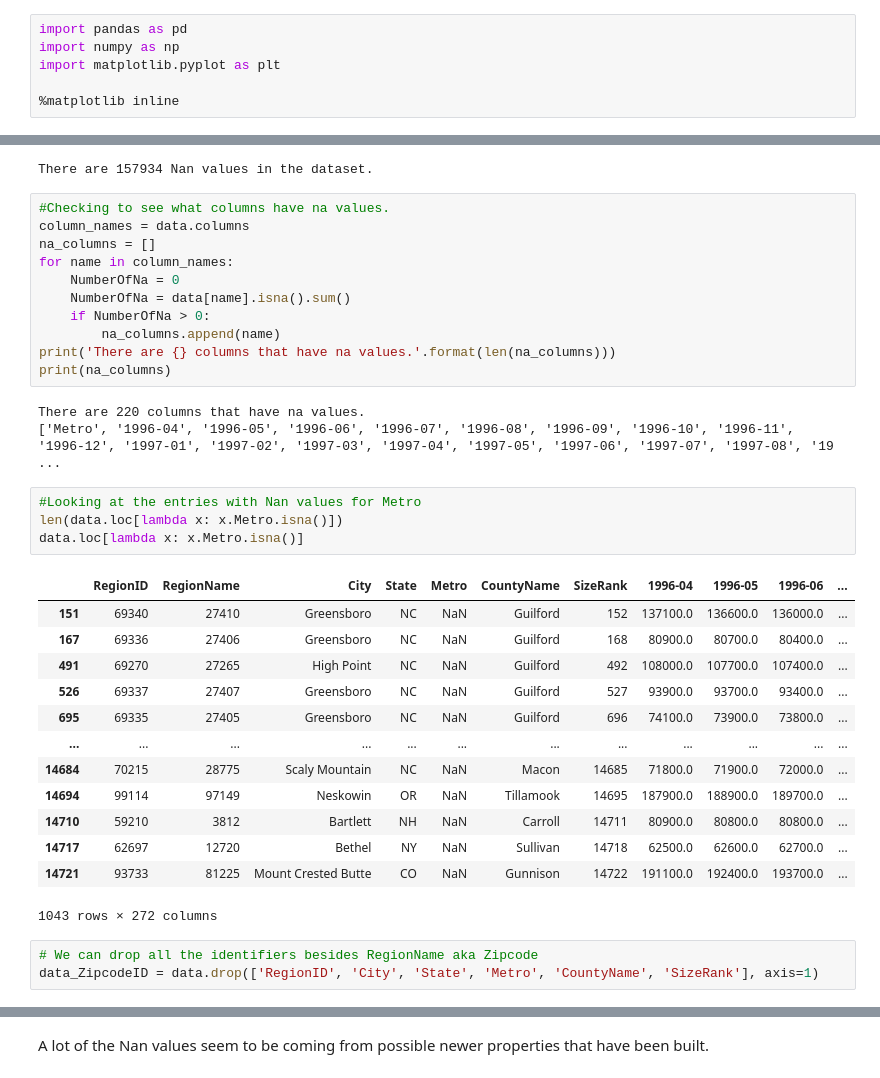
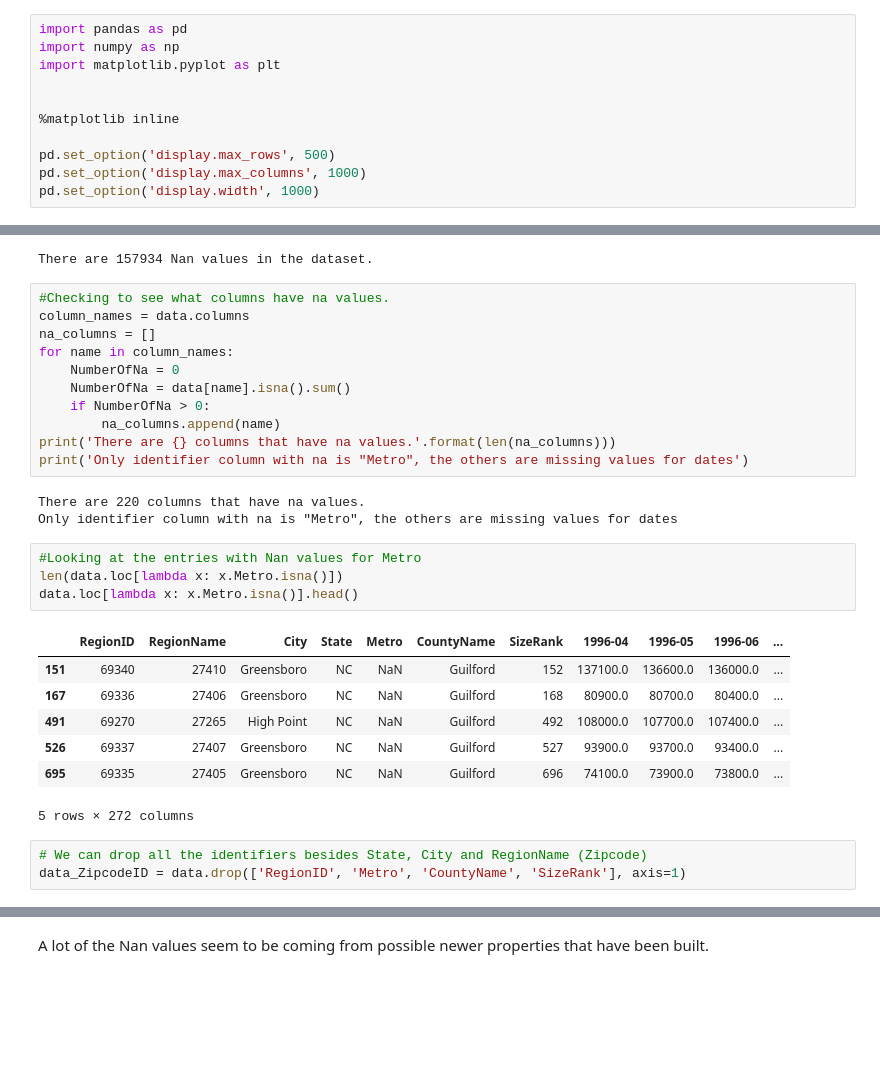
Before and after one commit to stevenkyle2013/ZillowTimeSeries, a Jupyter notebook: Main.ipynb, the cells around one changed output, grey strips where cells are left out. Drawn from its saved outputs; the diff is of its cells as text; blank space fills up the shorter version.

```diff
--- a/Main.ipynb
+++ b/Main.ipynb
@@ -5,7 +28,12 @@ import pandas as pd
 import numpy as np
 import matplotlib.pyplot as plt
 
+
 %matplotlib inline
+
+pd.set_option('display.max_rows', 500)
+pd.set_option('display.max_columns', 1000)
+pd.set_option('display.width', 1000)
 # %%
 data = pd.read_csv("Data/zillow_data.csv")
 # %% [markdown]
@@ -67,29 +95,23 @@ for name in column_names:
     if NumberOfNa > 0:
         na_columns.append(name)
 print('There are {} columns that have na values.'.format(len(na_columns)))
-print(na_columns)
+print('Only identifier column with na is "Metro", the others are missing values for dates')
 # %% [output]
 There are 220 columns that have na values.
-['Metro', '1996-04', '1996-05', '1996-06', '1996-07', '1996-08', '1996-09', '1996-10', '1996-11', '1996-12', '1997-01', '1997-02', '1997-03', '1997-04', '1997-05', '1997-06', '1997-07', '1997-08', '19 ...
+Only identifier column with na is "Metro", the others are missing values for dates
 # %%
 #Looking at the entries with Nan values for Metro
 len(data.loc[lambda x: x.Metro.isna()])
-data.loc[lambda x: x.Metro.isna()]
+data.loc[lambda x: x.Metro.isna()].head()
 # %% [output]
 |  | RegionID | RegionName | City | State | Metro | CountyName | SizeRank | 1996-04 | 1996-05 | 1996-06 | ... |
 | 151 | 69340 | 27410 | Greensboro | NC | NaN | Guilford | 152 | 137100.0 | 136600.0 | 136000.0 | ... |
 | 167 | 69336 | 27406 | Greensboro | NC | NaN | Guilford | 168 | 80900.0 | 80700.0 | 80400.0 | ... |
 | 491 | 69270 | 27265 | High Point | NC | NaN | Guilford | 492 | 108000.0 | 107700.0 | 107400.0 | ... |
 | 526 | 69337 | 27407 | Greensboro | NC | NaN | Guilford | 527 | 93900.0 | 93700.0 | 93400.0 | ... |
 | 695 | 69335 | 27405 | Greensboro | NC | NaN | Guilford | 696 | 74100.0 | 73900.0 | 73800.0 | ... |
-| ... | ... | ... | ... | ... | ... | ... | ... | ... | ... | ... | ... |
-| 14684 | 70215 | 28775 | Scaly Mountain | NC | NaN | Macon | 14685 | 71800.0 | 71900.0 | 72000.0 | ... |
-| 14694 | 99114 | 97149 | Neskowin | OR | NaN | Tillamook | 14695 | 187900.0 | 188900.0 | 189700.0 | ... |
-| 14710 | 59210 | 3812 | Bartlett | NH | NaN | Carroll | 14711 | 80900.0 | 80800.0 | 80800.0 | ... |
-| 14717 | 62697 | 12720 | Bethel | NY | NaN | Sullivan | 14718 | 62500.0 | 62600.0 | 62700.0 | ... |
-| 14721 | 93733 | 81225 | Mount Crested Butte | CO | NaN | Gunnison | 14722 | 191100.0 | 192400.0 | 193700.0 | ... |
-1043 rows × 272 columns
+5 rows × 272 columns
 # %%
-# We can drop all the identifiers besides RegionName aka Zipcode
-data_ZipcodeID = data.drop(['RegionID', 'City', 'State', 'Metro', 'CountyName', 'SizeRank'], axis=1)
+# We can drop all the identifiers besides State, City and RegionName (Zipcode)
+data_ZipcodeID = data.drop(['RegionID', 'Metro', 'CountyName', 'SizeRank'], axis=1)
 # %%
```
Also changed, not shown: parts of 33 cells of this notebook, 2 other files.
